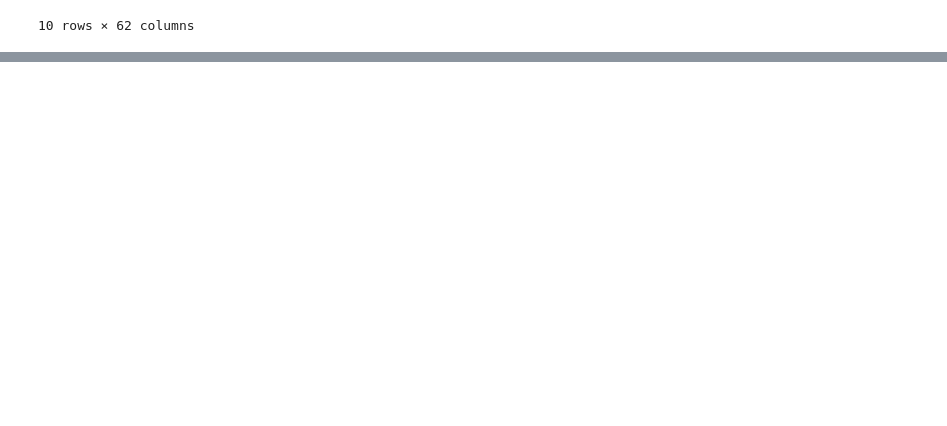
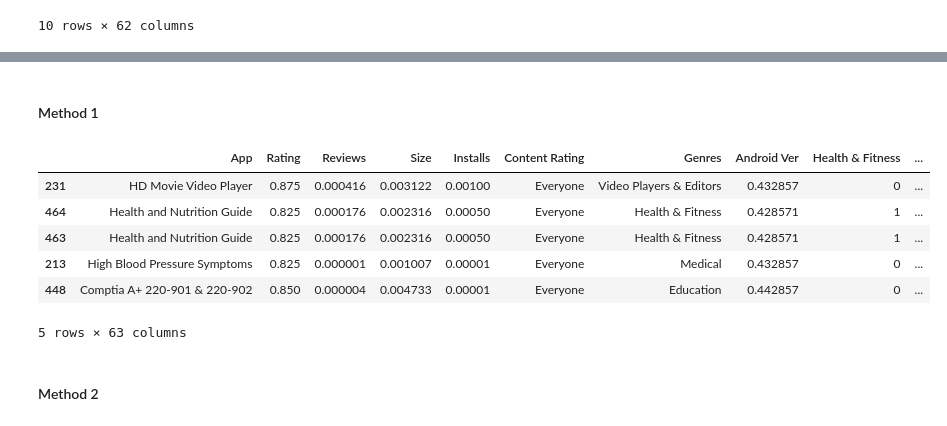
Before and after one commit to RavMRafiki/Recommendation-System, a Jupyter notebook: App_recommendation_system.ipynb, the cells around one changed output, grey strips where cells are left out. Drawn from its saved outputs; the diff is of its cells as text; code cells hidden in the pictures; blank space fills up the shorter version.

Commit message:
Added Method 1 to reviews

```diff
--- a/App_recommendation_system.ipynb
+++ b/App_recommendation_system.ipynb
@@ -394,0 +378,48 @@ KNNWithJaccardSimilarityCoefficient.recommendation(trainingSet.copy(),validating
+# %% [markdown]
+<h4>Method 1</h4>
+# %%
+avgRating = pd.to_numeric(validatingSet['Rating'], errors='coerce').mean()
+avgReviews = pd.to_numeric(validatingSet['Reviews'], errors='coerce').mean()
+avgSize = pd.to_numeric(validatingSet['Size'], errors='coerce').mean()
+avgInstalls = pd.to_numeric(validatingSet['Installs'], errors='coerce').mean()
+maxAndroidVer = max(validatingSet['Android Ver'])
+genres = []
+for i in validatingSet.columns.tolist()[8:-1]:
+    genres.append(pd.to_numeric(validatingSet[i], errors='coerce').mean())
+avgAppList = ['avgApp',avgRating,avgReviews,avgSize,avgInstalls,validatingSet.iloc[0]['Content Rating'],"avgGenre",maxAndroidVer]
+for i in genres:
+    avgAppList.append(i)
+revs = []
+for i in validatingSet["reviews"].tolist():
+    i = i.split(";")
+    for j in i:
+        revs.append(j)
+words = {}
+for word in revs:
+        words[word] = 0
+for word in revs:
+        words[word] +=1
+revs = []
+for i in range(5):
+    try:
+        revs.append(max(words, key=words.get))
+        del words[max(words, key=words.get)]
+    except:
+        pass
+avgWords = ";".join(revs)
+avgAppList.append(avgWords)
+
+avgApp = pd.DataFrame(columns=validatingSet.columns.tolist())
+avgApp.loc[0] = avgAppList
+recommendedApps = KNNWithJaccardSimilarityCoefficient.clustering(trainingSet.copy(), validatingSet.iloc[0])
+recommendedApps.sort_values("distance").head()
+# %% [output]
+|  | App | Rating | Reviews | Size | Installs | Content Rating | Genres | Android Ver | Health & Fitness | ... |
+| 231 | HD Movie Video Player | 0.875 | 0.000416 | 0.003122 | 0.00100 | Everyone | Video Players & Editors | 0.432857 | 0 | ... |
+| 464 | Health and Nutrition Guide | 0.825 | 0.000176 | 0.002316 | 0.00050 | Everyone | Health & Fitness | 0.428571 | 1 | ... |
+| 463 | Health and Nutrition Guide | 0.825 | 0.000176 | 0.002316 | 0.00050 | Everyone | Health & Fitness | 0.428571 | 1 | ... |
+| 213 | High Blood Pressure Symptoms | 0.825 | 0.000001 | 0.001007 | 0.00001 | Everyone | Medical | 0.432857 | 0 | ... |
+| 448 | Comptia A+ 220-901 & 220-902 | 0.850 | 0.000004 | 0.004733 | 0.00001 | Everyone | Education | 0.442857 | 0 | ... |
+5 rows × 63 columns
+# %% [markdown]
+<h4>Method 2</h4>
```
Also changed, not shown: parts of 19 cells of this notebook.
